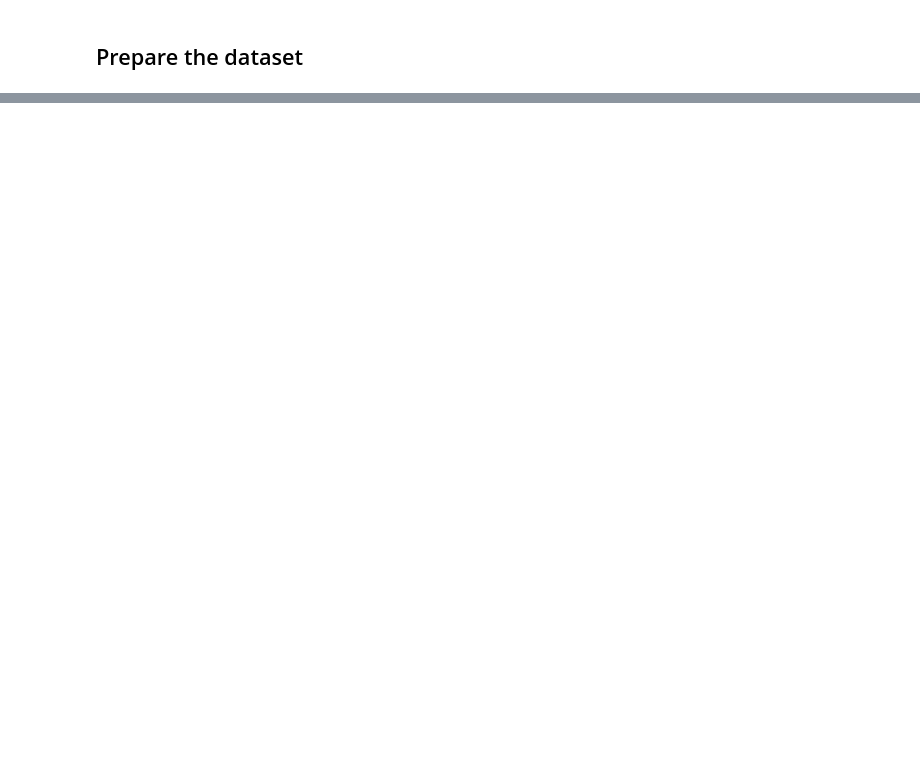
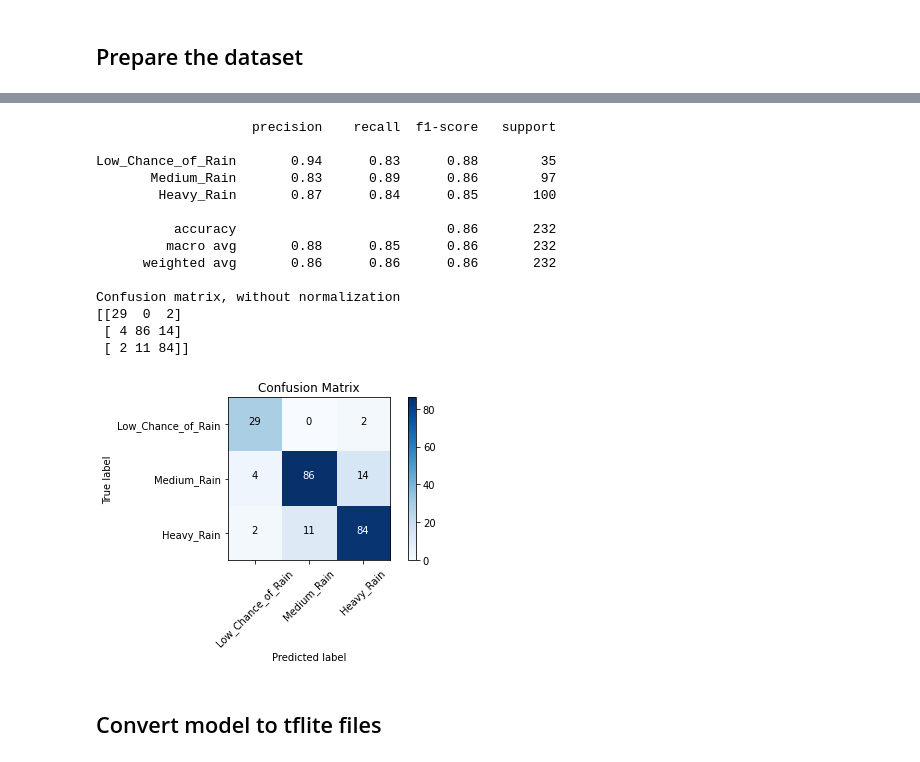
Before and after one commit to jidan-fikri/AWAN-App, a Jupyter notebook: Awan.ipynb, the cells around one changed output, grey strips where cells are left out. Saved outputs shown, nothing was run; the diff lists cells and outputs as text; code cells hidden in the pictures; blank space fills up the shorter version.

```diff
--- a/Awan.ipynb
+++ b/Awan.ipynb
@@ -363,0 +254,66 @@ os.kill(os.getpid(), signal.SIGKILL)
+# %%
+y_pred = model.predict(test_ds)
+
+predicted_categories = tf.argmax(y_pred, axis=1)
+
+true_categories = tf.concat([y for x, y in test_ds], axis=0)
+
+cm = confusion_matrix(predicted_categories, true_categories)
+
+target_names = ['Low_Chance_of_Rain', 'Medium_Rain', 'Heavy_Rain']
+print(sklearn.metrics.classification_report(true_categories, predicted_categories, target_names=target_names))
+
+
+def plot_confusion_matrix(cm, classes,
+                        normalize=False,
+                        title='Confusion matrix',
+                        cmap=plt.cm.Blues):
+    """
+    This function prints and plots the confusion matrix.
+    Normalization can be applied by setting `normalize=True`.
+    """
+    plt.imshow(cm, interpolation='nearest', cmap=cmap)
+    plt.title(title)
+    plt.colorbar()
+    tick_marks = np.arange(len(classes))
+    plt.xticks(tick_marks, classes, rotation=45)
+    plt.yticks(tick_marks, classes)
+
+    if normalize:
+        cm = cm.astype('float') / cm.sum(axis=1)[:, np.newaxis]
+        print("Normalized confusion matrix")
+    else:
+        print('Confusion matrix, without normalization')
+
+    print(cm)
+
+    thresh = cm.max() / 2.
+    for i, j in itertools.product(range(cm.shape[0]), range(cm.shape[1])):
+        plt.text(j, i, cm[i, j],
+            horizontalalignment="center",
+            color="white" if cm[i, j] > thresh else "black")
+
+    plt.tight_layout()
+    plt.ylabel('True label')
+    plt.xlabel('Predicted label')
+
+cm_plot_labels = target_names
+plot_confusion_matrix(cm=cm, classes=cm_plot_labels, title='Confusion Matrix')
+# %% [output]
+                    precision    recall  f1-score   support
+
+Low_Chance_of_Rain       0.94      0.83      0.88        35
+       Medium_Rain       0.83      0.89      0.86        97
+        Heavy_Rain       0.87      0.84      0.85       100
+
+          accuracy                           0.86       232
+         macro avg       0.88      0.85      0.86       232
+      weighted avg       0.86      0.86      0.86       232
+
+Confusion matrix, without normalization
+[[29  0  2]
+ [ 4 86 14]
+ [ 2 11 84]]
+[figure, added]
+# %% [markdown]
+## Convert model to tflite files
```
Also changed, not shown: parts of 59 cells of this notebook.
